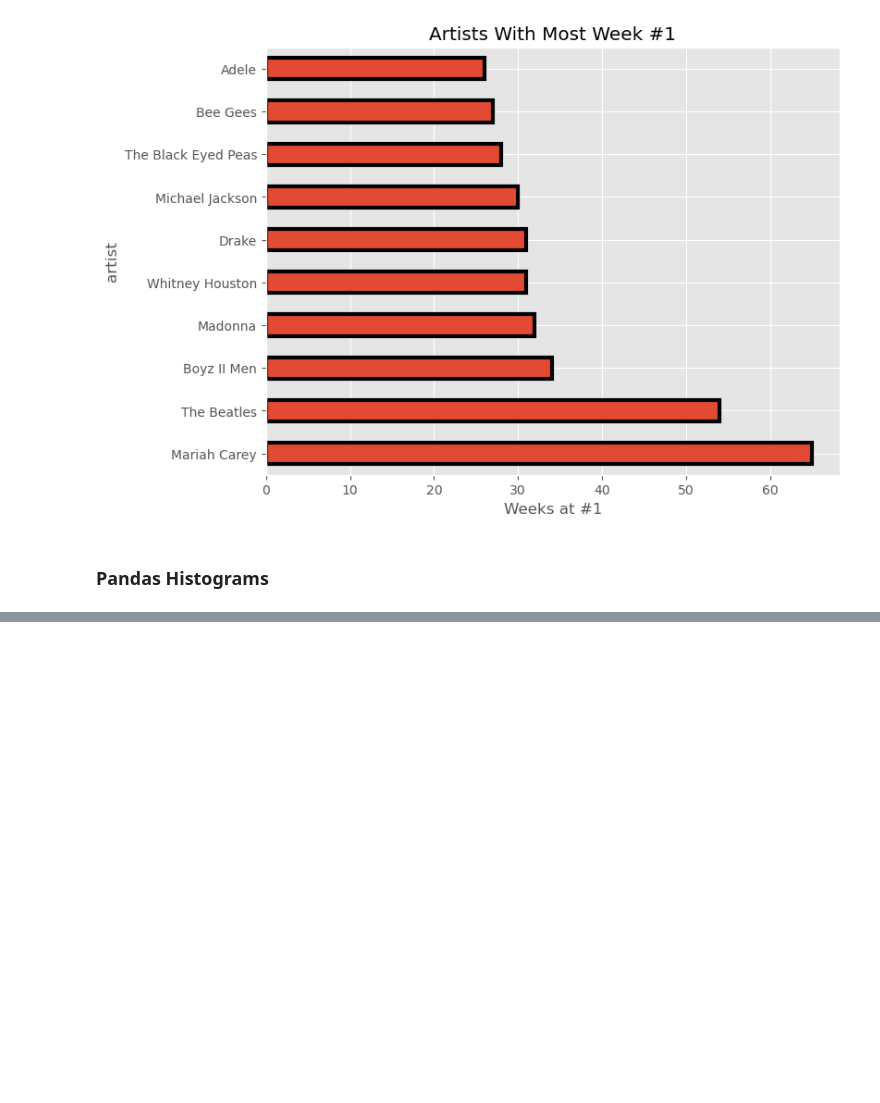
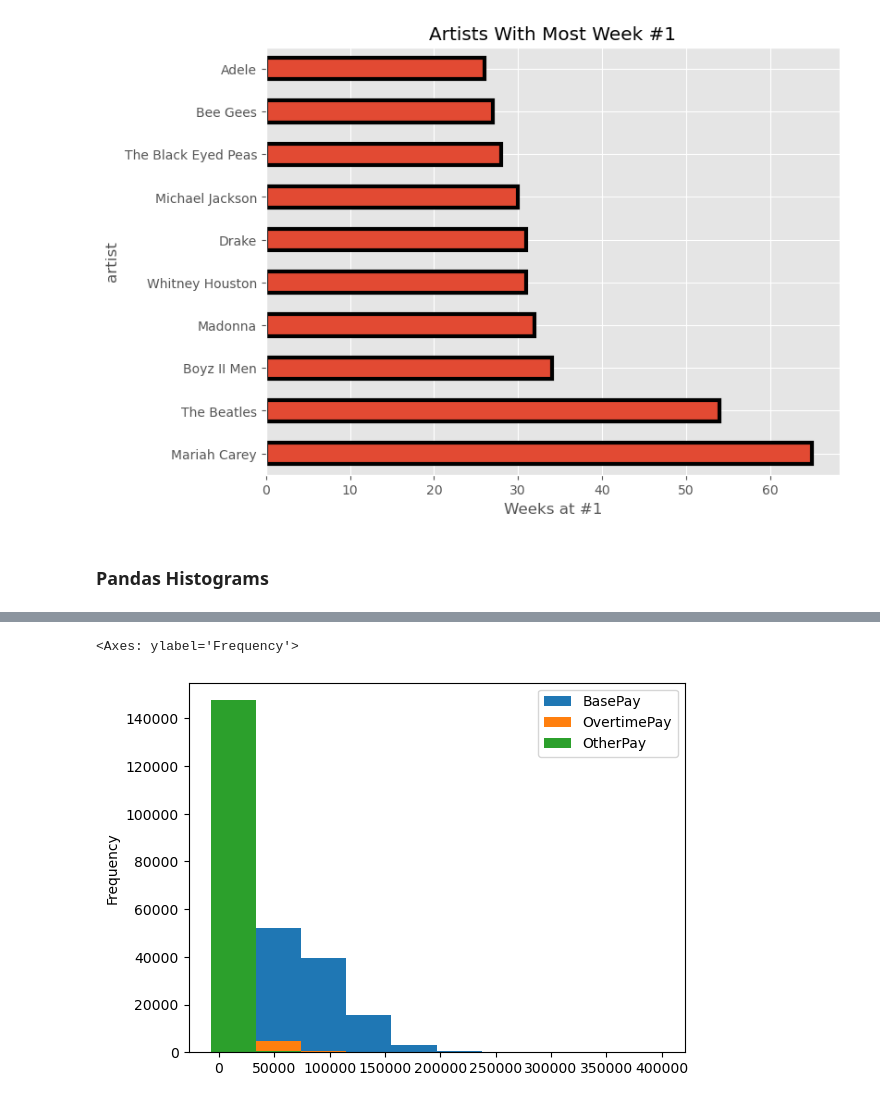
Before and after one commit to gurnamsingh11/data_visualization, a Jupyter notebook: 02_Pandas_Plotting.ipynb, the cells around one changed output, grey strips where cells are left out. Saved outputs shown, nothing was run; the diff lists cells and outputs as text; code cells hidden in the pictures; blank space fills up the shorter version.

```diff
--- a/02_Pandas_Plotting.ipynb
+++ b/02_Pandas_Plotting.ipynb
@@ -211,0 +231,5 @@ Text(0.5, 0, 'Weeks at #1')
+# %%
+df.plot(kind="hist")
+# %% [output]
+<Axes: ylabel='Frequency'>
+[figure, added]
```
Also changed, not shown: parts of 14 cells of this notebook.
